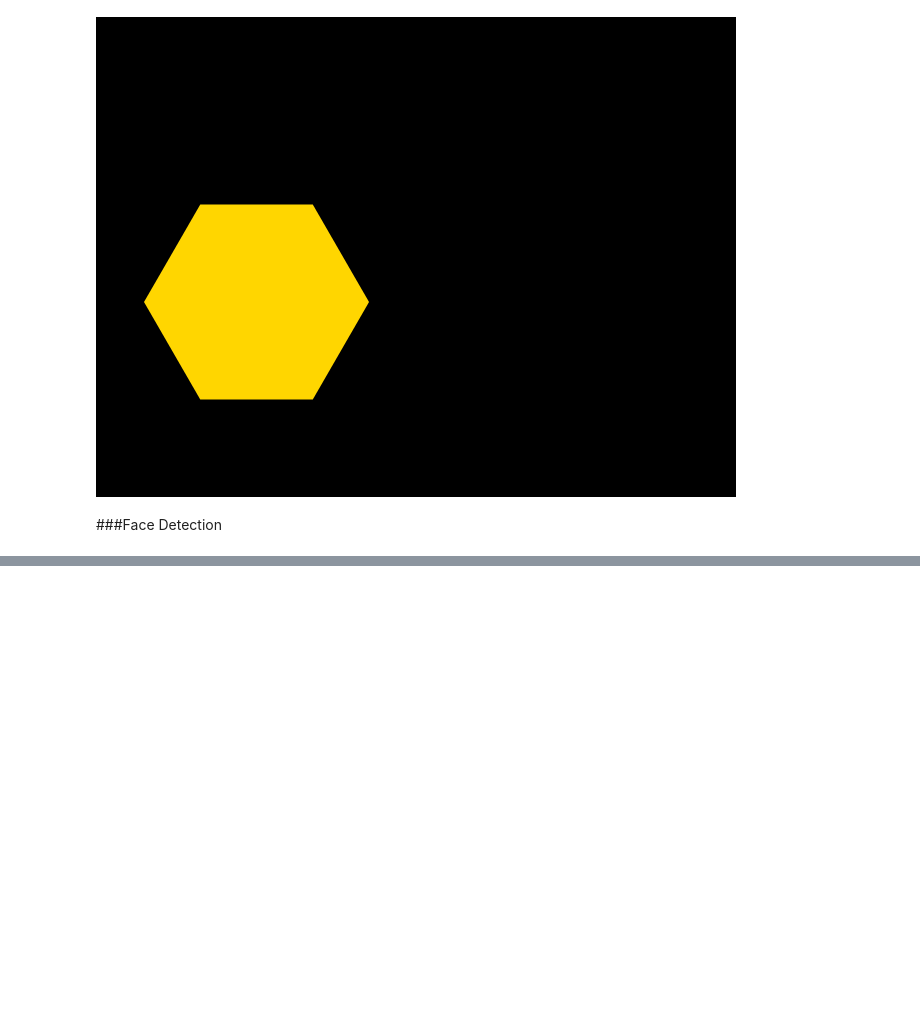
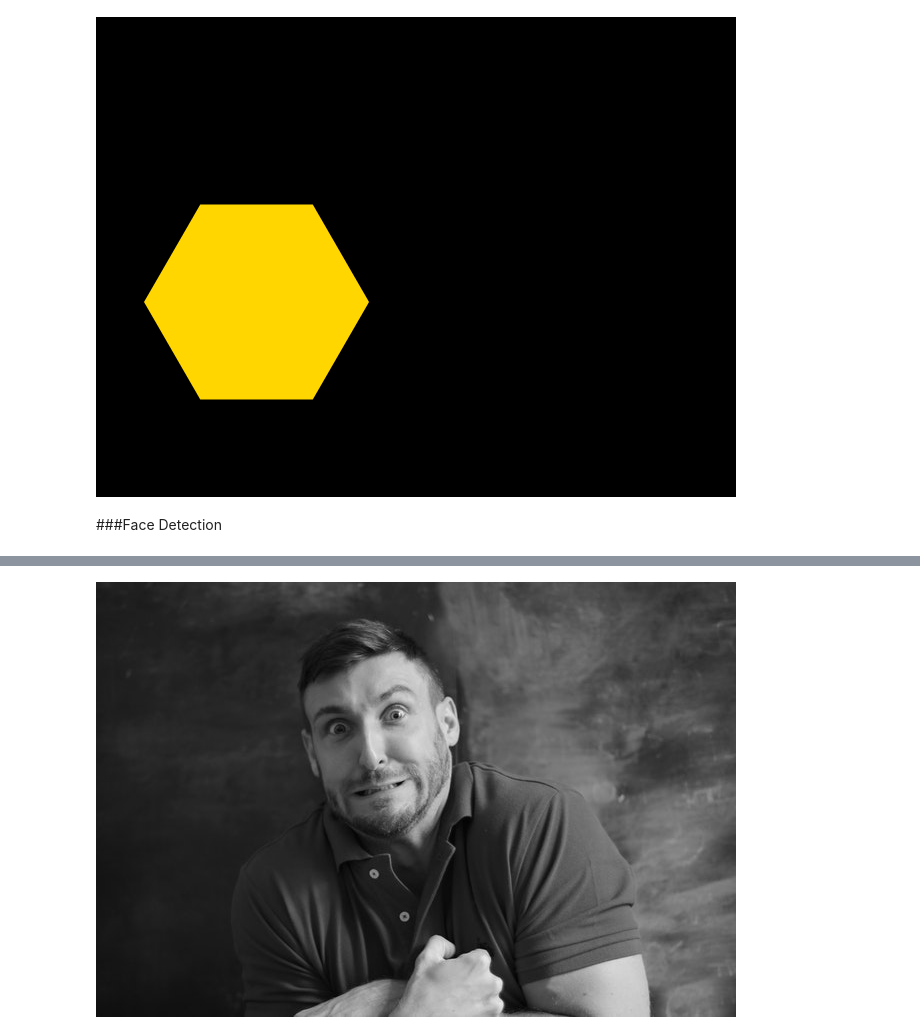
Before and after one commit to ganesh3/opencv-work, a Jupyter notebook: opencv_freecodecamp_intermediate.ipynb, the cells around one changed output, grey strips where cells are left out. Drawn from its saved outputs; the diff is of its cells as text; code cells hidden in the pictures; blank space fills up the shorter version.

```diff
--- a/opencv_freecodecamp_intermediate.ipynb
+++ b/opencv_freecodecamp_intermediate.ipynb
@@ -92,0 +105,6 @@ cv2_imshow(result5)
+# %%
+#convert colour function
+face_gray = cv2.cvtColor(face_img, cv2.COLOR_BGR2GRAY)
+cv2_imshow(face_gray)
+# %% [output]
+[figure, added]
```
Also changed, not shown: parts of 4 cells of this notebook.
